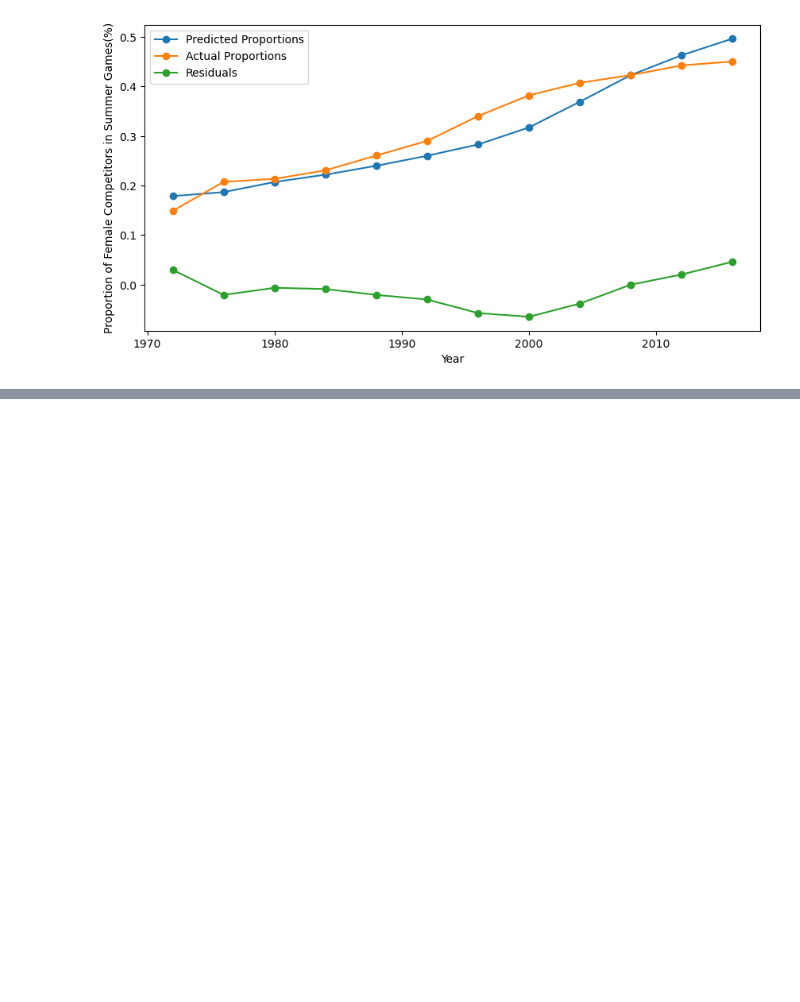
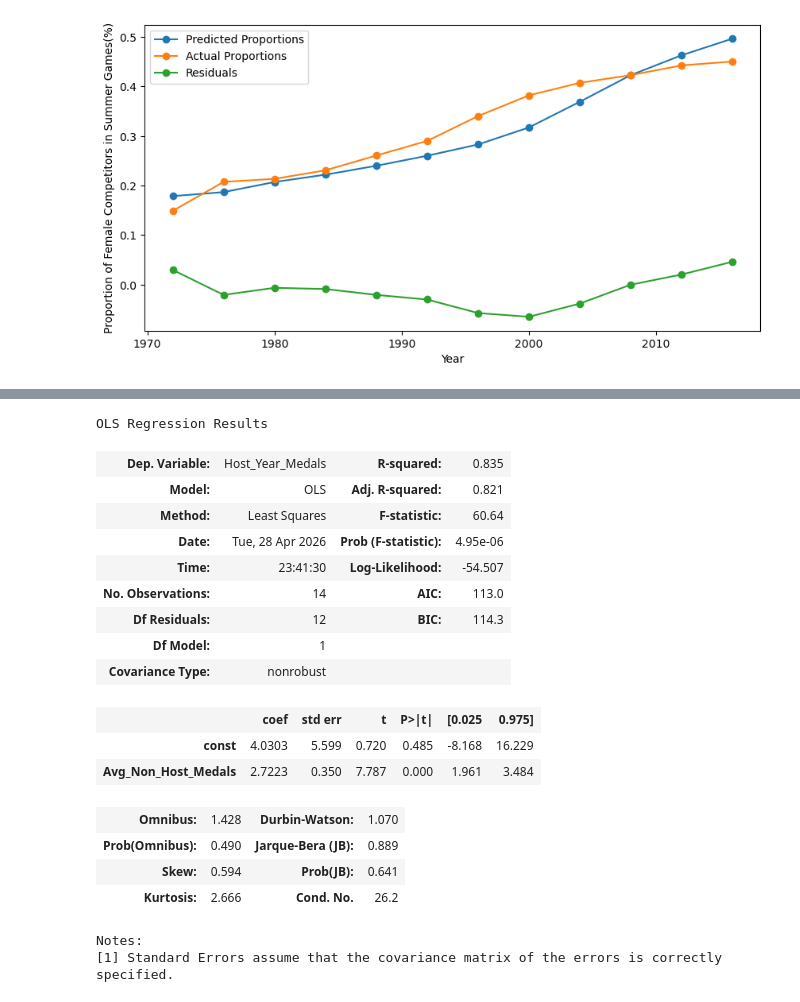
Before and after one commit to ahmed-52/ORIE-3120-Project, a Jupyter notebook: project.ipynb, the cells around one changed output, grey strips where cells are left out. Drawn from its saved outputs; the diff is of its cells as text; code cells hidden in the pictures; blank space fills up the shorter version.

```diff
--- a/project.ipynb
+++ b/project.ipynb
@@ -405,0 +471,30 @@ Name: pct, dtype: float64
+# %%
+import statsmodels.api as sm
+
+y = results_df["Host_Year_Medals"]
+
+X = results_df[["Avg_Non_Host_Medals"]]
+X = sm.add_constant(X)
+
+model = sm.OLS(y, X).fit()
+model.summary()
+# %% [output]
+OLS Regression Results
+| Dep. Variable: | Host_Year_Medals | R-squared: | 0.835 |
+| Model: | OLS | Adj. R-squared: | 0.821 |
+| Method: | Least Squares | F-statistic: | 60.64 |
+| Date: | Tue, 28 Apr 2026 | Prob (F-statistic): | 4.95e-06 |
+| Time: | 23:41:30 | Log-Likelihood: | -54.507 |
+| No. Observations: | 14 | AIC: | 113.0 |
+| Df Residuals: | 12 | BIC: | 114.3 |
+| Df Model: | 1 |  |  |
+| Covariance Type: | nonrobust |  |  |
+|  | coef | std err | t | P>|t| | [0.025 | 0.975] |
+| const | 4.0303 | 5.599 | 0.720 | 0.485 | -8.168 | 16.229 |
+| Avg_Non_Host_Medals | 2.7223 | 0.350 | 7.787 | 0.000 | 1.961 | 3.484 |
+| Omnibus: | 1.428 | Durbin-Watson: | 1.070 |
+| Prob(Omnibus): | 0.490 | Jarque-Bera (JB): | 0.889 |
+| Skew: | 0.594 | Prob(JB): | 0.641 |
+| Kurtosis: | 2.666 | Cond. No. | 26.2 |
+Notes:
+[1] Standard Errors assume that the covariance matrix of the errors is correctly specified.
```
Also changed, not shown: parts of 5 cells of this notebook.
